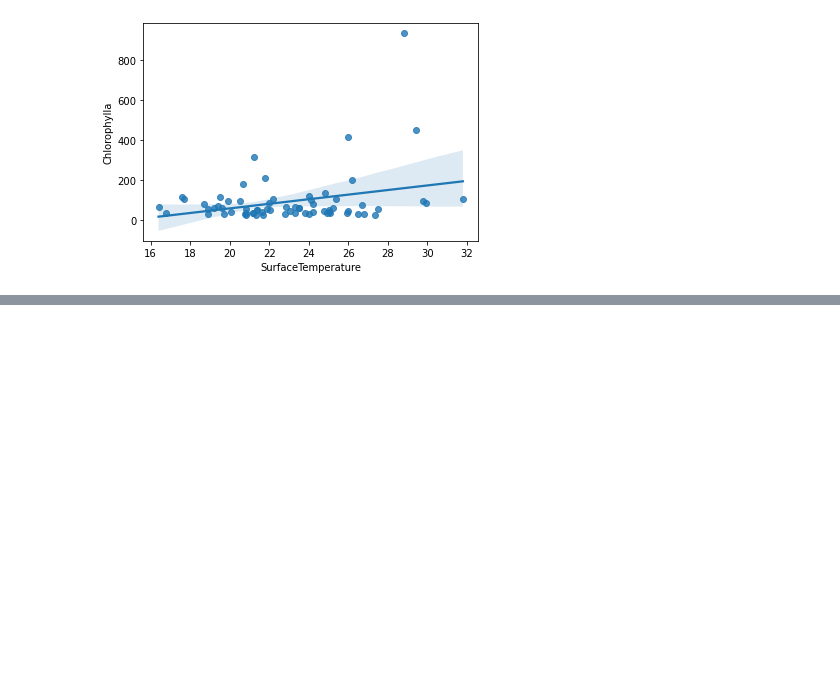
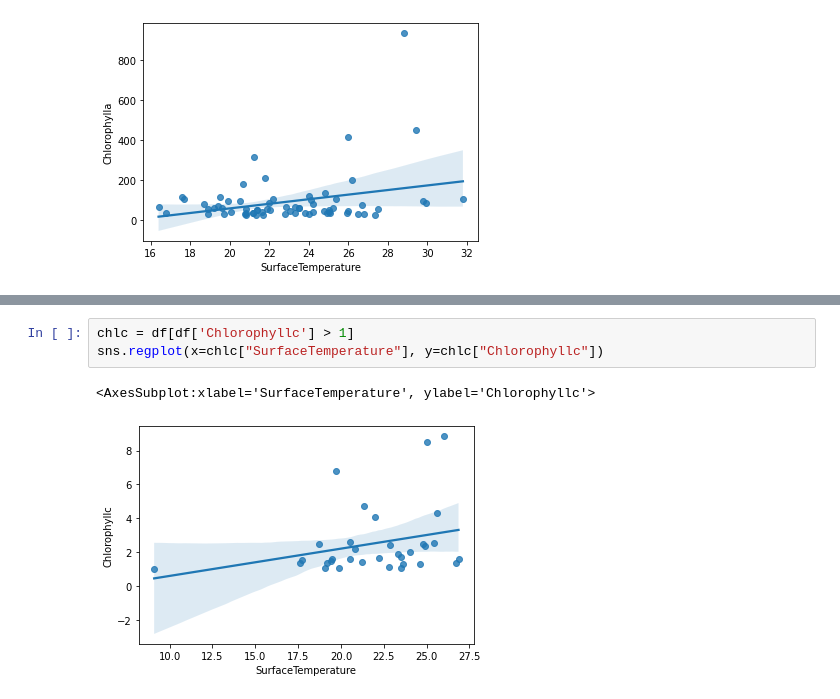
Before and after one commit to ubco-W2021T1-data301/project-group50-project, a Jupyter notebook: notebooks/analysis2.ipynb, the cells around one changed output, grey strips where cells are left out. Saved outputs shown, nothing was run; the diff lists cells and outputs as text; blank space fills up the shorter version.

```diff
--- a/notebooks/analysis2.ipynb
+++ b/notebooks/analysis2.ipynb
@@ -264,0 +271,6 @@ sns.regplot(x=chla["SurfaceTemperature"], y=chla["Chlorophylla"])
+# %%
+chlc = df[df['Chlorophyllc'] > 1]
+sns.regplot(x=chlc["SurfaceTemperature"], y=chlc["Chlorophyllc"])
+# %% [output]
+<AxesSubplot:xlabel='SurfaceTemperature', ylabel='Chlorophyllc'>
+[figure, added]
```
Also changed, not shown: parts of 2 cells of this notebook.
